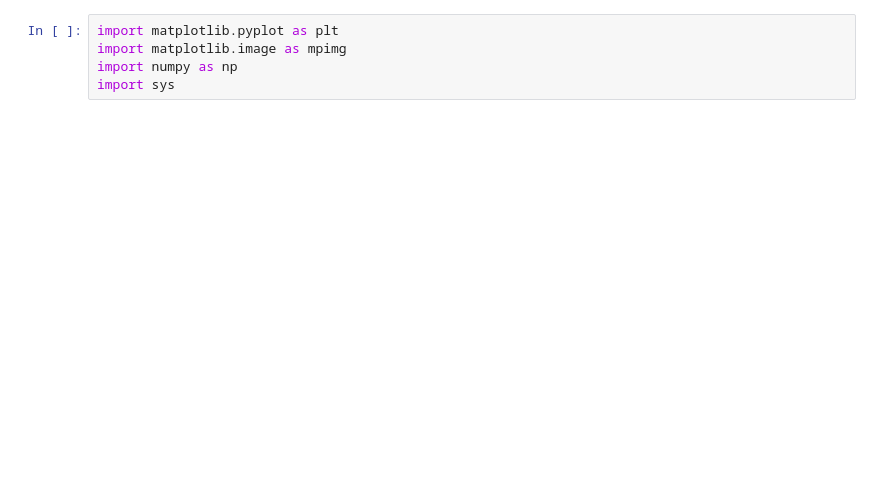
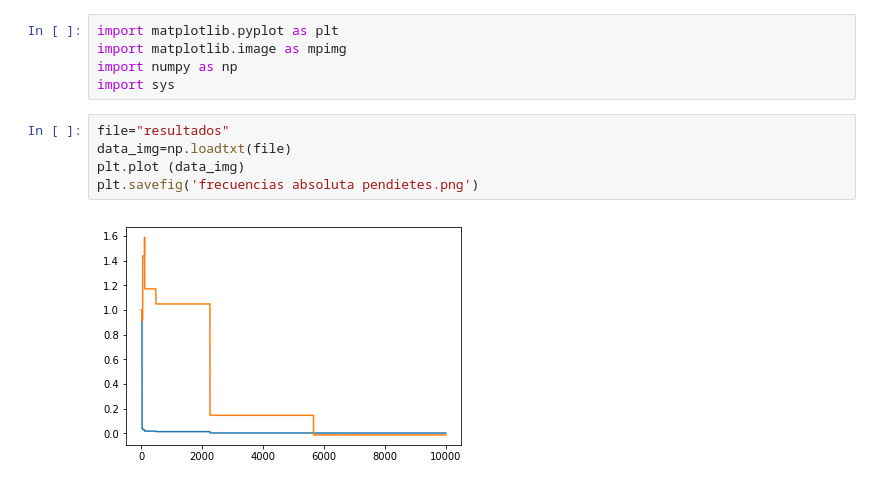
Before and after one commit to DCI-alxogm/pf2018-los-vaqueros-de-guanajuato, a Jupyter notebook: graph1.ipynb, the cells around one changed output. Drawn from its saved outputs; the diff is of its cells as text; blank space fills up the shorter version.

```diff
--- a/graph1.ipynb
+++ b/graph1.ipynb
@@ -3,5 +3,12 @@ import matplotlib.pyplot as plt
 import matplotlib.image as mpimg
 import numpy as np
 import sys
+# %%
+file="resultados"
+data_img=np.loadtxt(file)
+plt.plot (data_img)
+plt.savefig('frecuencias absoluta pendietes.png')
+# %% [output]
+[figure, added]
 # %%
 file="resultados"
```
Also changed, not shown: parts of 5 cells of this notebook, 4 other files.
